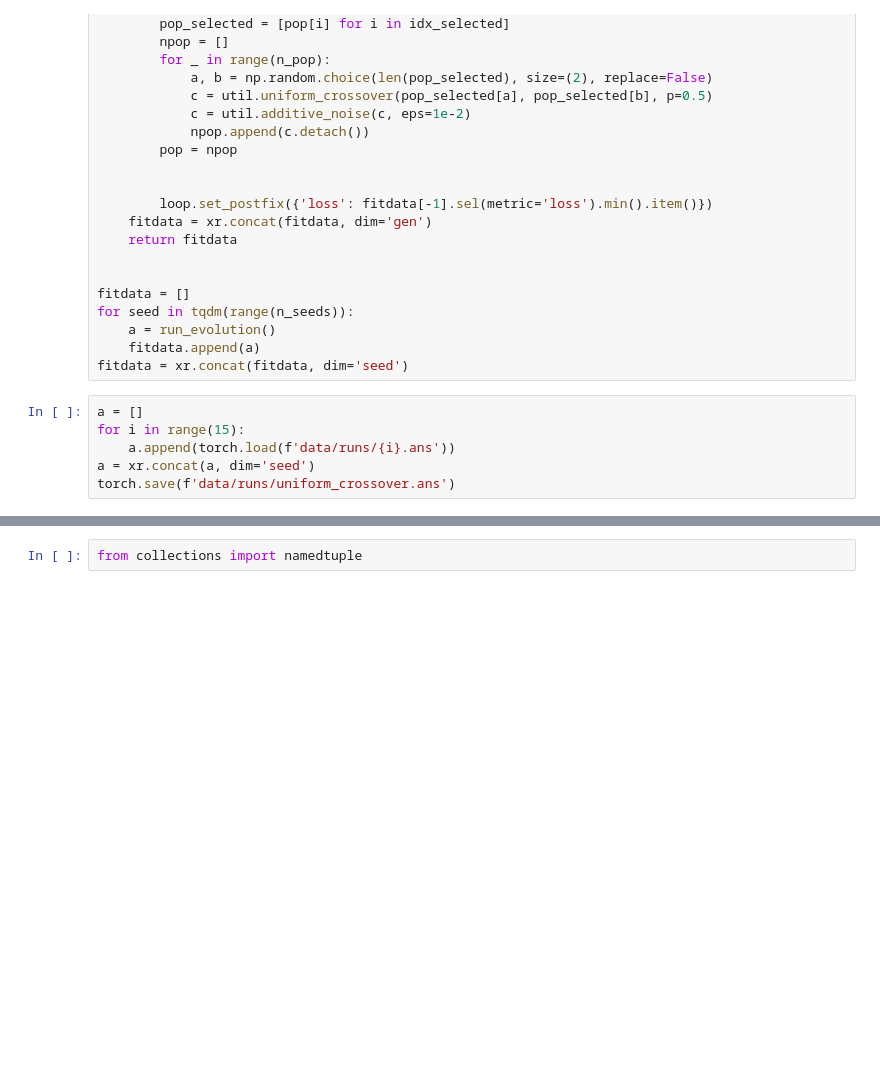
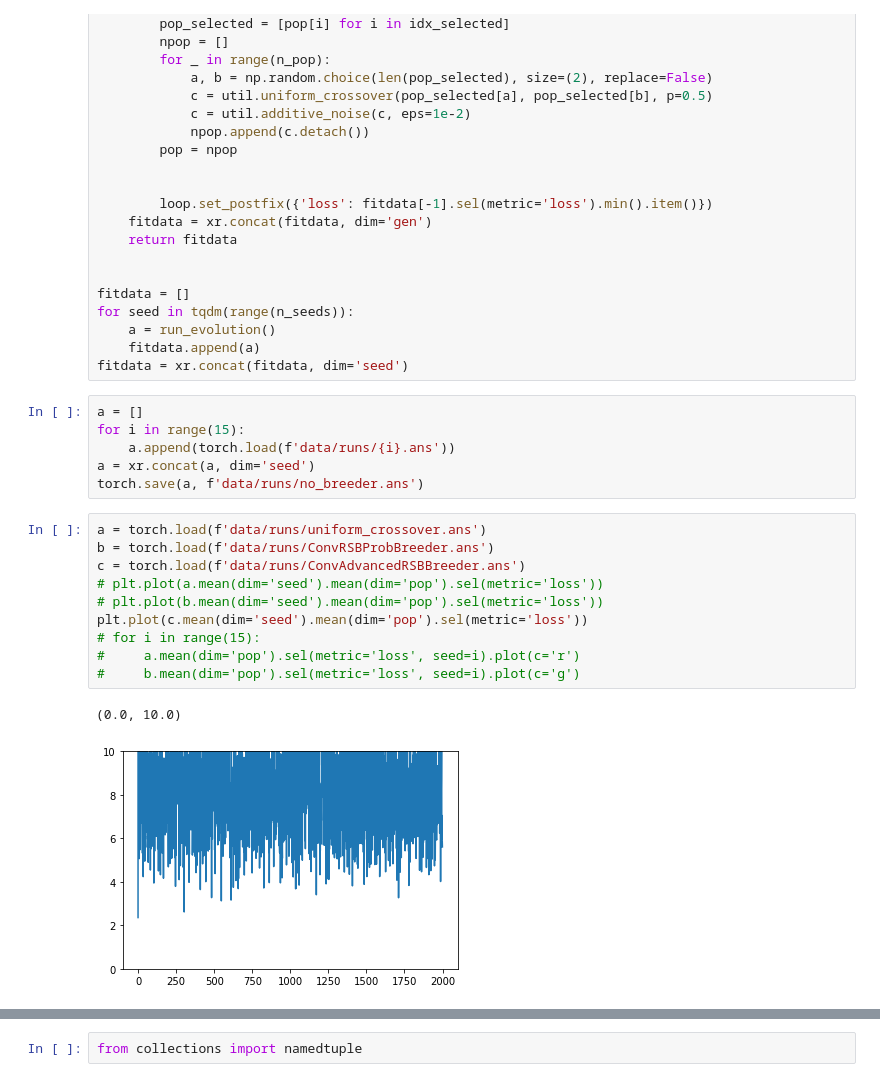
Before and after one commit to akarshkumar0101/evolved-neuroevolution, a Jupyter notebook: ne_experiment.ipynb, the cells around one changed output, grey strips where cells are left out. Cells and saved outputs as stored; diff of their text form; blank space fills up the shorter version.

```diff
--- a/ne_experiment.ipynb
+++ b/ne_experiment.ipynb
@@ -65,6 +285,19 @@ a = []
 for i in range(15):
     a.append(torch.load(f'data/runs/{i}.ans'))
 a = xr.concat(a, dim='seed')
-torch.save(f'data/runs/uniform_crossover.ans')
+torch.save(a, f'data/runs/no_breeder.ans')
+# %%
+a = torch.load(f'data/runs/uniform_crossover.ans')
+b = torch.load(f'data/runs/ConvRSBProbBreeder.ans')
+c = torch.load(f'data/runs/ConvAdvancedRSBBreeder.ans')
+# plt.plot(a.mean(dim='seed').mean(dim='pop').sel(metric='loss'))
+# plt.plot(b.mean(dim='seed').mean(dim='pop').sel(metric='loss'))
+plt.plot(c.mean(dim='seed').mean(dim='pop').sel(metric='loss'))
+# for i in range(15):
+#     a.mean(dim='pop').sel(metric='loss', seed=i).plot(c='r')
+#     b.mean(dim='pop').sel(metric='loss', seed=i).plot(c='g')
+# %% [output]
+(0.0, 10.0)
+[figure, added]
 # %%
 for seed in range(15):
```
Also changed, not shown: parts of 19 cells of this notebook, 4 other files.
